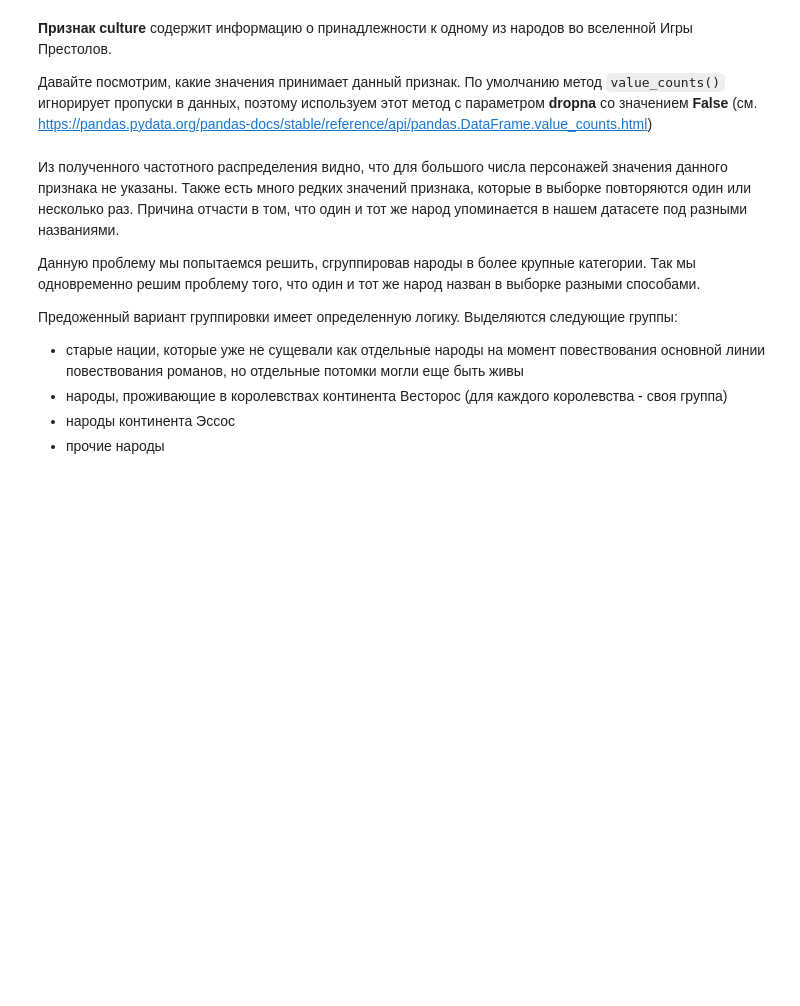
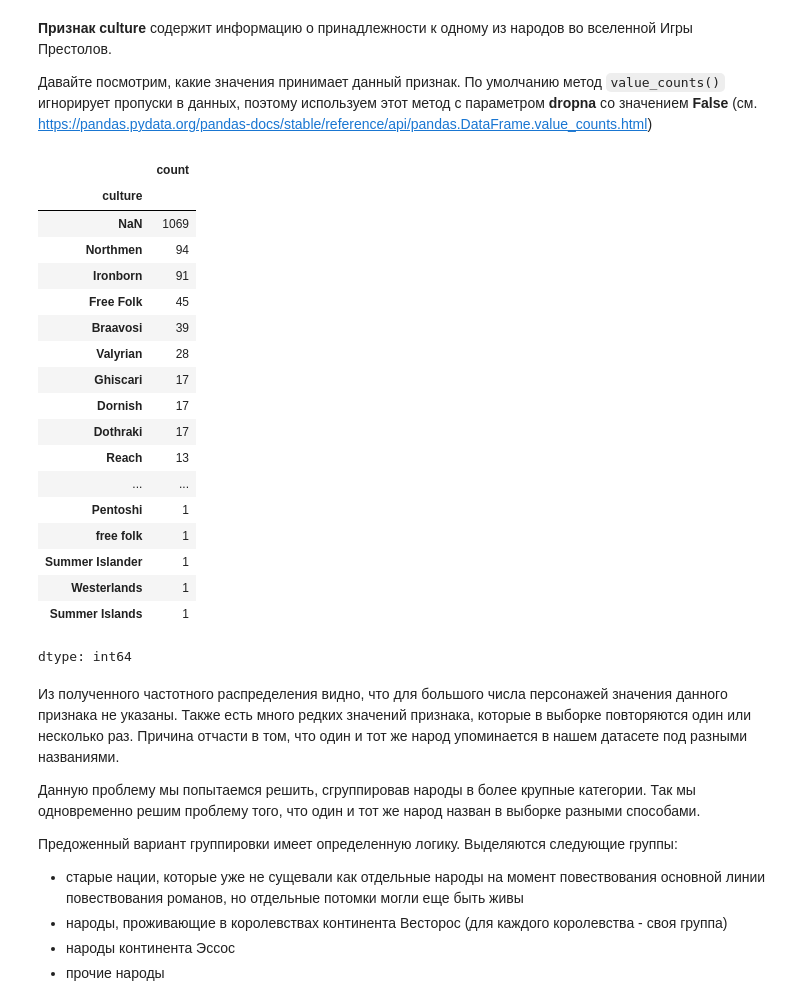
Before and after one commit to EgorOvechkin/EgorOvechkin.github.io, a Jupyter notebook: week_01_ml_intro/Homework/hw_1_game_of_thrones.ipynb, the cells around one changed output. Saved outputs shown, nothing was run; the diff lists cells and outputs as text; code cells hidden in the pictures; blank space fills up the shorter version.

```diff
--- a/week_01_ml_intro/Homework/hw_1_game_of_thrones.ipynb
+++ b/week_01_ml_intro/Homework/hw_1_game_of_thrones.ipynb
@@ -319,7 +319,27 @@ data.head()
 
 Давайте посмотрим, какие значения принимает данный признак. По умолчанию метод `value_counts()` игнорирует пропуски в данных, поэтому используем этот метод с параметром **dropna** со значением **False** (см. https://pandas.pydata.org/pandas-docs/stable/reference/api/pandas.DataFrame.value_counts.html)
 # %%
-data['culture'].value_counts#...ДОБАВЬТЕ ВАШ КОД
+data['culture'].value_counts(dropna=False)
+# %% [output]
+|  | count |
+| culture |  |
+| NaN | 1069 |
+| Northmen | 94 |
+| Ironborn | 91 |
+| Free Folk | 45 |
+| Braavosi | 39 |
+| Valyrian | 28 |
+| Ghiscari | 17 |
+| Dornish | 17 |
+| Dothraki | 17 |
+| Reach | 13 |
+| ... | ... |
+| Pentoshi | 1 |
+| free folk | 1 |
+| Summer Islander | 1 |
+| Westerlands | 1 |
+| Summer Islands | 1 |
+dtype: int64
 # %% [markdown]
 Из полученного частотного распределения видно, что для большого числа персонажей значения данного признака не указаны. Также есть много редких значений признака, которые в выборке повторяются один или несколько раз. Причина отчасти в том, что один и тот же народ упоминается в нашем датасете под разными названиями.
 
```
Also changed, not shown: parts of 4 cells of this notebook.
